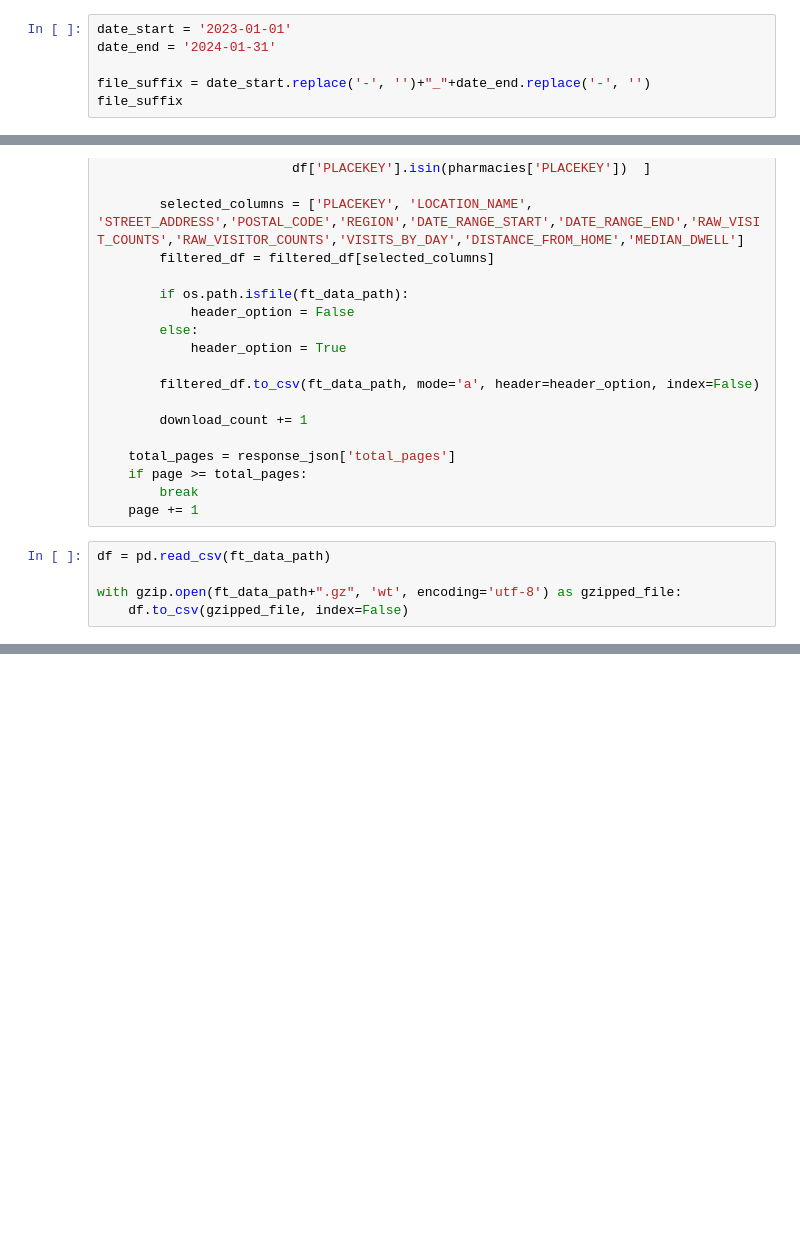
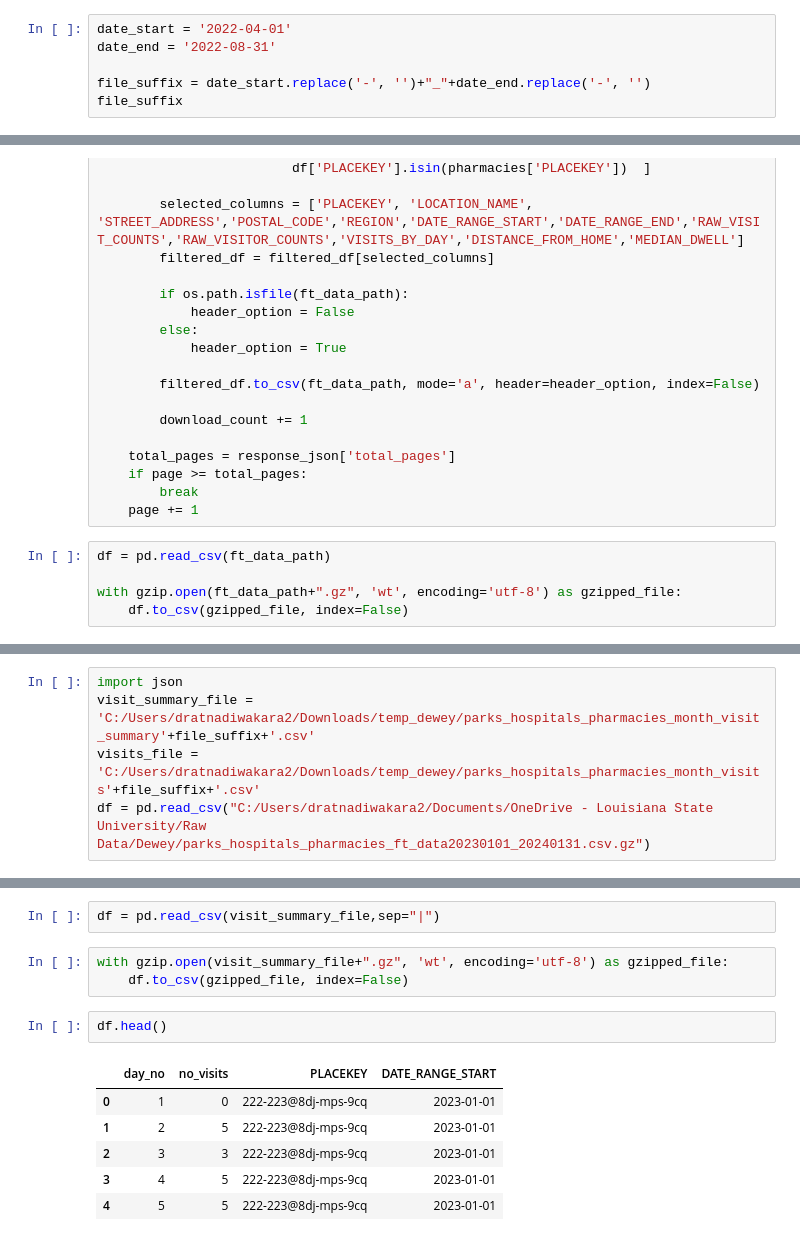
Before and after one commit to dratnadiwakara/dewey, a Jupyter notebook: py data clean/99_public_outdoor_pois.ipynb, the cells around one changed output, grey strips where cells are left out. Drawn from its saved outputs; the diff is of its cells as text; blank space fills up the shorter version.

```diff
--- a/py data clean/99_public_outdoor_pois.ipynb
+++ b/py data clean/99_public_outdoor_pois.ipynb
@@ -41,6 +61,6 @@ pharmacies = pd.read_csv(output_path_pharmacies)
 # %%
-date_start = '2023-01-01'
-date_end = '2024-01-31'
+date_start = '2022-04-01'
+date_end = '2022-08-31'
 
 file_suffix = date_start.replace('-', '')+"_"+date_end.replace('-', '')
 file_suffix
@@ -95,0 +214,5 @@ with gzip.open(ft_data_path+".gz", 'wt', encoding='utf-8') as gzipped_file:
+# %%
+import json
+visit_summary_file = 'C:/Users/dratnadiwakara2/Downloads/temp_dewey/parks_hospitals_pharmacies_month_visit_summary'+file_suffix+'.csv'
+visits_file = 'C:/Users/dratnadiwakara2/Downloads/temp_dewey/parks_hospitals_pharmacies_month_visits'+file_suffix+'.csv'
+df = pd.read_csv("C:/Users/dratnadiwakara2/Documents/OneDrive - Louisiana State University/Raw Data/Dewey/parks_hospitals_pharmacies_ft_data20230101_20240131.csv.gz")
@@ -95,0 +256,14 @@ with gzip.open(ft_data_path+".gz", 'wt', encoding='utf-8') as gzipped_file:
+# %%
+df = pd.read_csv(visit_summary_file,sep="|")
+# %%
+with gzip.open(visit_summary_file+".gz", 'wt', encoding='utf-8') as gzipped_file:
+    df.to_csv(gzipped_file, index=False)
+# %%
+df.head()
+# %% [output]
+|  | day_no | no_visits | PLACEKEY | DATE_RANGE_START |
+| 0 | 1 | 0 | 222-223@8dj-mps-9cq | 2023-01-01 |
+| 1 | 2 | 5 | 222-223@8dj-mps-9cq | 2023-01-01 |
+| 2 | 3 | 3 | 222-223@8dj-mps-9cq | 2023-01-01 |
+| 3 | 4 | 5 | 222-223@8dj-mps-9cq | 2023-01-01 |
+| 4 | 5 | 5 | 222-223@8dj-mps-9cq | 2023-01-01 |
```
Also changed, not shown: parts of 21 cells of this notebook, 1 other file.
